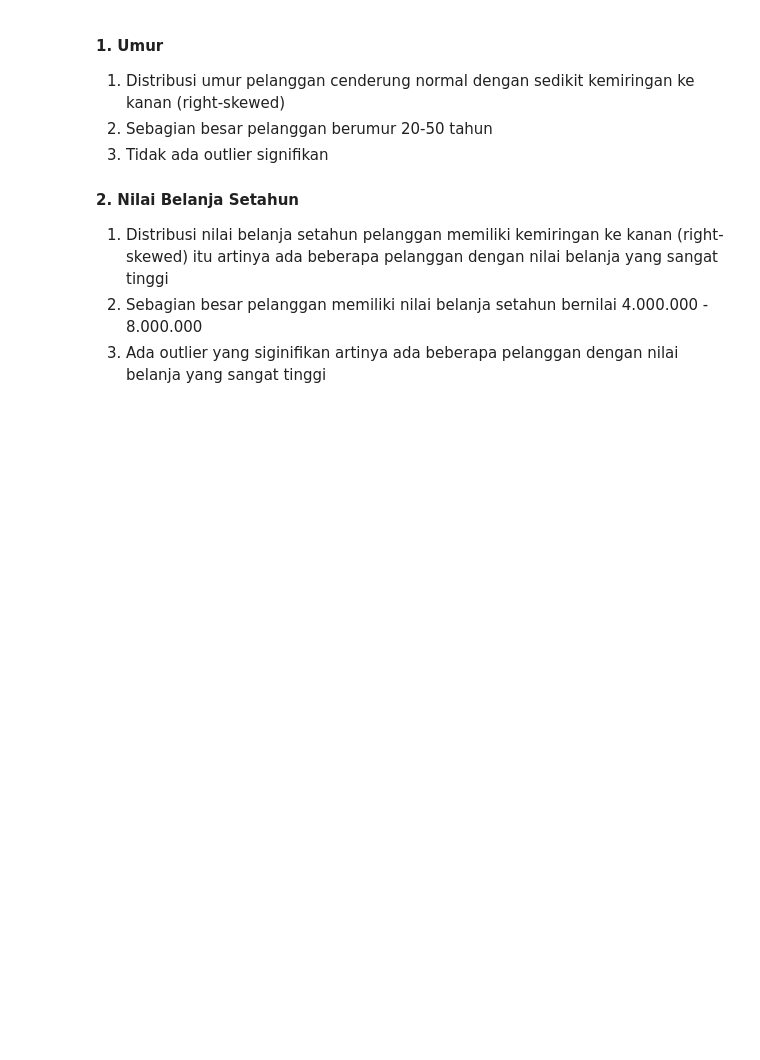
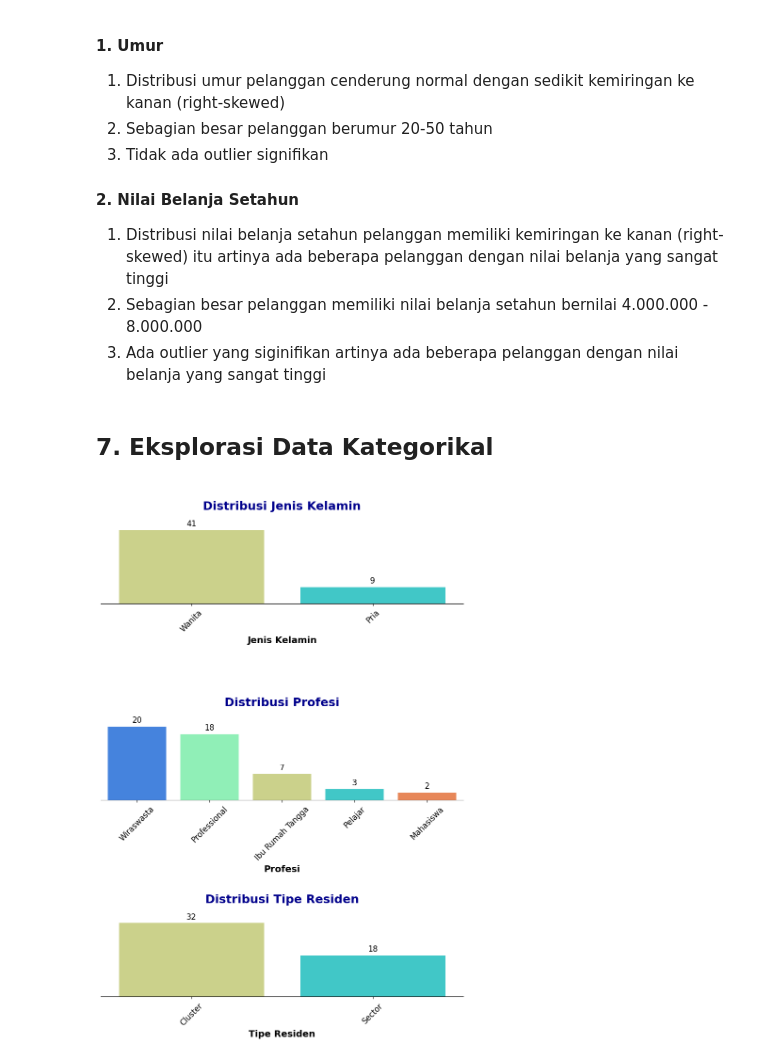
Before and after one commit to UsepSyaikalArifin/basic_machine_learning, a Jupyter notebook: data_science_in_marketing_customer_segmentation_with_python.ipynb, the cells around one changed output. Saved outputs shown, nothing was run; the diff lists cells and outputs as text; code cells hidden in the pictures; blank space fills up the shorter version.

Commit message:
Ringkasan Observasi Data Kategorikal & Ringkasan Observasi Dataset

```diff
--- a/data_science_in_marketing_customer_segmentation_with_python.ipynb
+++ b/data_science_in_marketing_customer_segmentation_with_python.ipynb
@@ -110,3 +110,42 @@ observasi_num(['Umur','NilaiBelanjaSetahun'])
   <li>Sebagian besar pelanggan memiliki nilai belanja setahun bernilai 4.000.000 - 8.000.000</li>
   <li>Ada outlier yang siginifikan artinya ada beberapa pelanggan dengan nilai belanja yang sangat tinggi</li>
 </ol>
+# %% [markdown]
+<h2>7. Eksplorasi Data Kategorikal</h2>
+# %%
+# Menyiapkan Kolo Kategorikal
+kolom_kategorikal = ['Jenis Kelamin', 'Profesi', 'Tipe Residen']
+
+# Membuat canvas
+fig, axs = plt.subplots(3, 1, figsize=(8, 12))
+
+# Membuat plot untuk setiap kolom kategorikal
+for i, kol in enumerate(kolom_kategorikal):
+    # Membuat Plot dengan warna yang lebih menarik
+    sns.countplot(data=df, x=kol, hue=kol, order=df[kol].value_counts().index, ax=axs[i], palette='rainbow')
+    axs[i].set_title(f'\nDistribusi {kol}\n', fontsize=18, fontweight='bold', color='darkblue')
+    axs[i].set_xlabel(kol, fontsize=14, fontweight='bold')
+    axs[i].set_ylabel('Count', fontsize=14, fontweight='bold')
+
+    # Memberikan anotasi
+    for p in axs[i].patches:
+        axs[i].annotate(format(p.get_height(), '.0f'),
+                        (p.get_x() + p.get_width() / 2., p.get_height()),
+                        ha='center',
+                        va='center',
+                        xytext=(0, 10),
+                        textcoords='offset points',
+                        fontsize=12,
+                        color='black')
+
+    # Setting Plot
+    sns.despine(right=True, top=True, left=True)
+    axs[i].axes.yaxis.set_visible(False)
+    axs[i].tick_params(axis='x', labelsize=12, rotation=45)  # Rotasi label sumbu x
+    axs[i].grid(axis='y', linestyle='--', alpha=0.7)  # Menambahkan grid
+
+# Menyesuaikan layout
+plt.tight_layout()
+plt.show()
+# %% [output]
+[figure, added]
```
Also changed, not shown: parts of 2 cells of this notebook.
